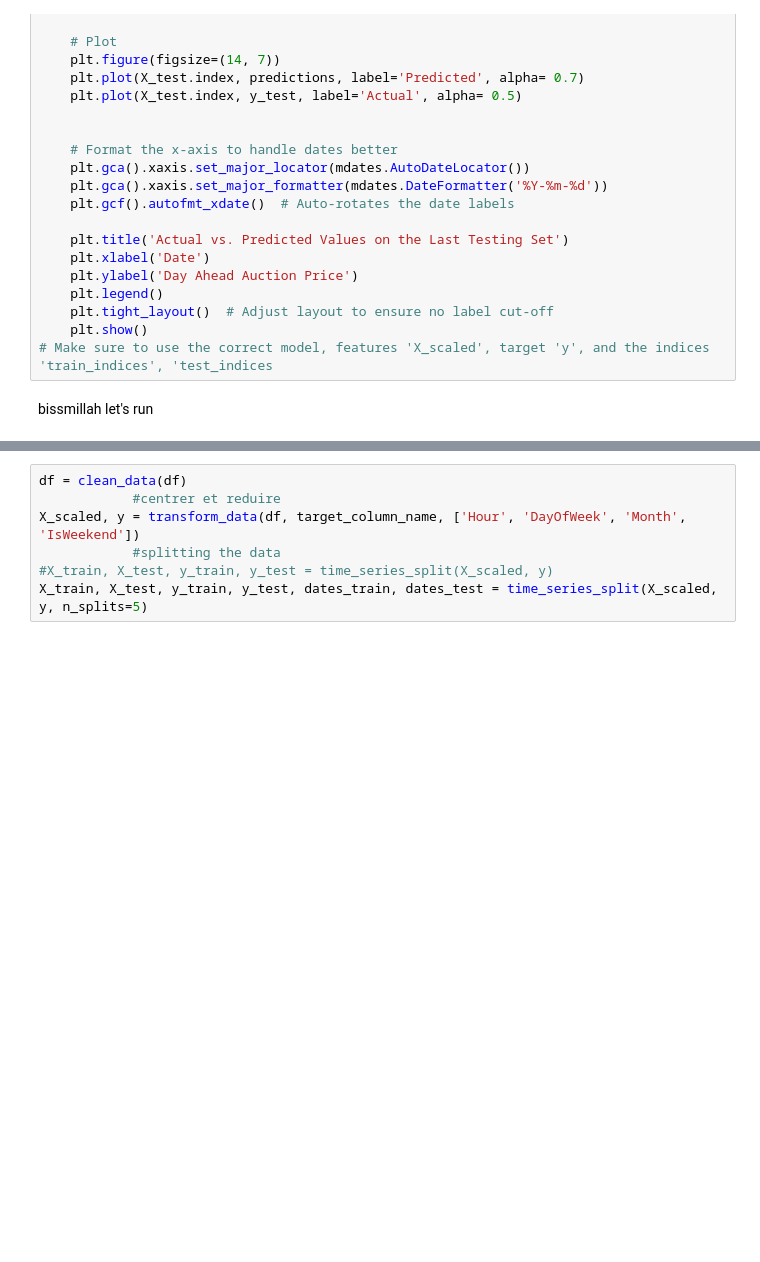
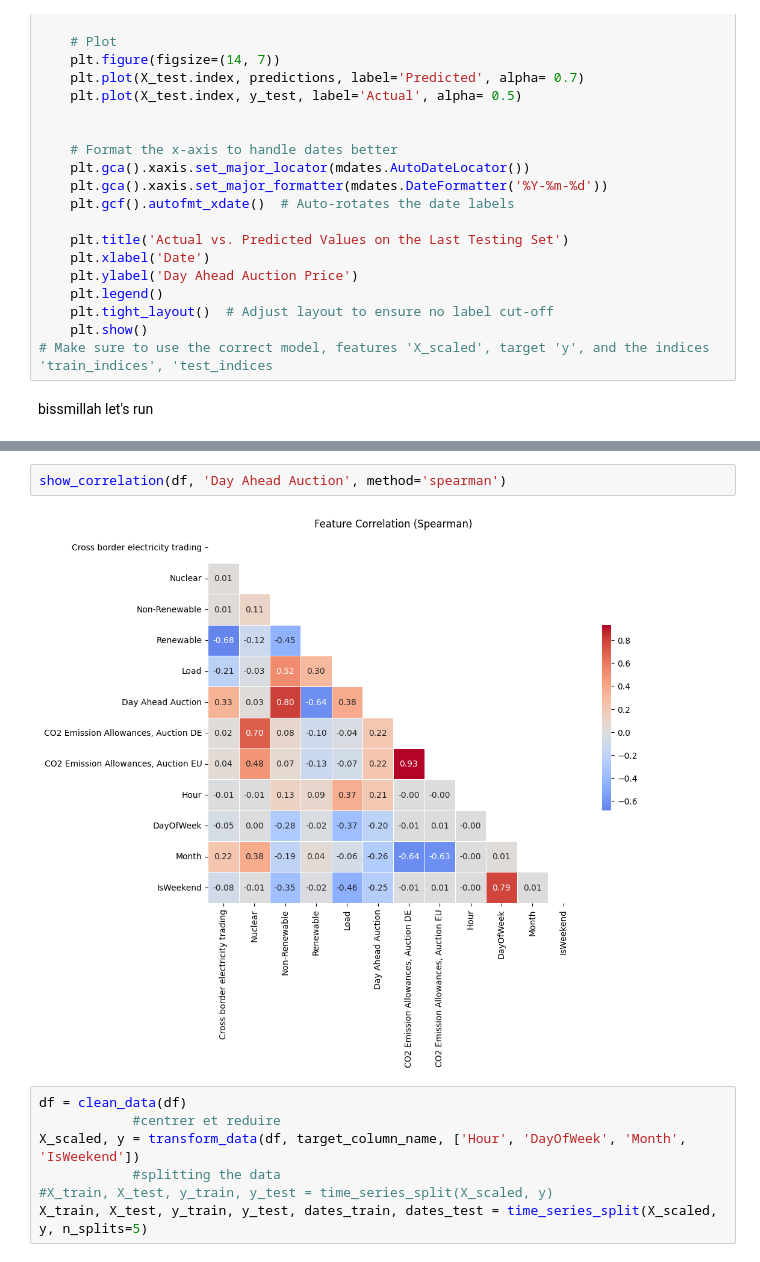
Before and after one commit to Mohamed-Abdellahi/ML-electricity, a Jupyter notebook: part2.ipynb, the cells around one changed output, grey strips where cells are left out. Cells and saved outputs as stored; diff of their text form; blank space fills up the shorter version.

```diff
--- a/part2.ipynb
+++ b/part2.ipynb
@@ -356,3 +414,7 @@ print(df.head())
+# %%
+show_correlation(df, 'Day Ahead Auction', method='spearman')
+# %% [output]
+[figure, added]
 # %%
 df = clean_data(df)
             #centrer et reduire
```
Also changed, not shown: parts of 7 cells of this notebook, 1 other file.
